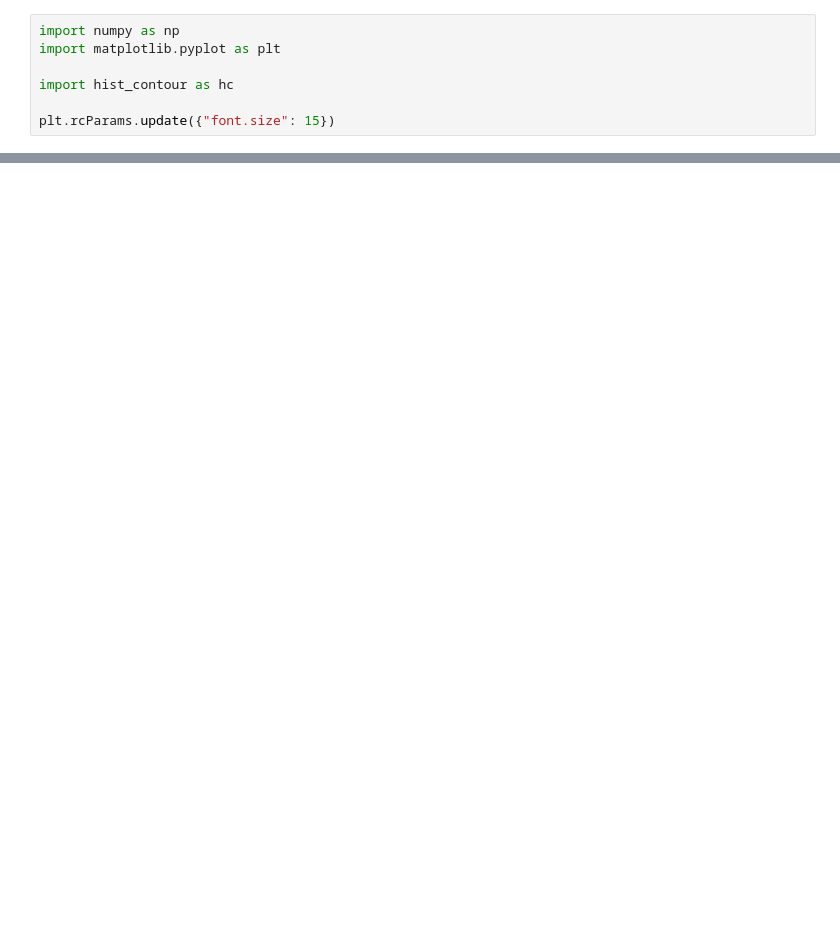
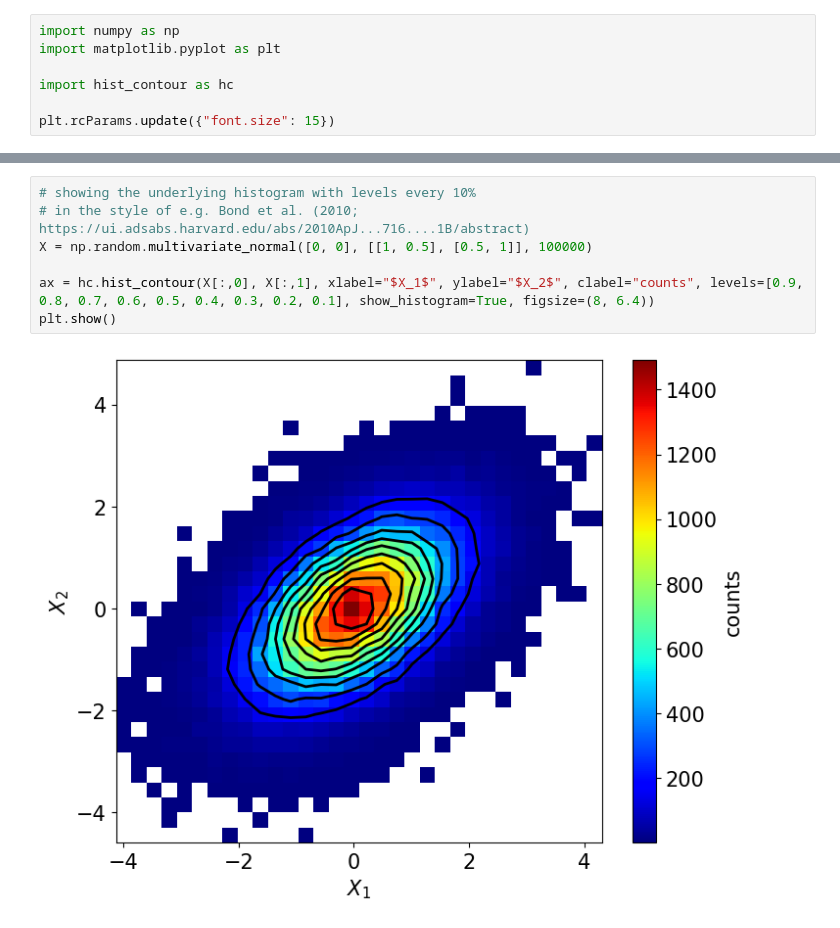
Before and after one commit to stevet40/hist_contour, a Jupyter notebook: demo.ipynb, the cells around one changed output, grey strips where cells are left out. Saved outputs shown, nothing was run; the diff lists cells and outputs as text; blank space fills up the shorter version.

```diff
--- a/demo.ipynb
+++ b/demo.ipynb
@@ -51,0 +57,9 @@ plt.show()
+# %%
+# showing the underlying histogram with levels every 10%
+# in the style of e.g. Bond et al. (2010; https://ui.adsabs.harvard.edu/abs/2010ApJ...716....1B/abstract)
+X = np.random.multivariate_normal([0, 0], [[1, 0.5], [0.5, 1]], 100000)
+
+ax = hc.hist_contour(X[:,0], X[:,1], xlabel="$X_1$", ylabel="$X_2$", clabel="counts", levels=[0.9, 0.8, 0.7, 0.6, 0.5, 0.4, 0.3, 0.2, 0.1], show_histogram=True, figsize=(8, 6.4))
+plt.show()
+# %% [output]
+[figure, added]
```
Also changed, not shown: parts of 6 cells of this notebook.
